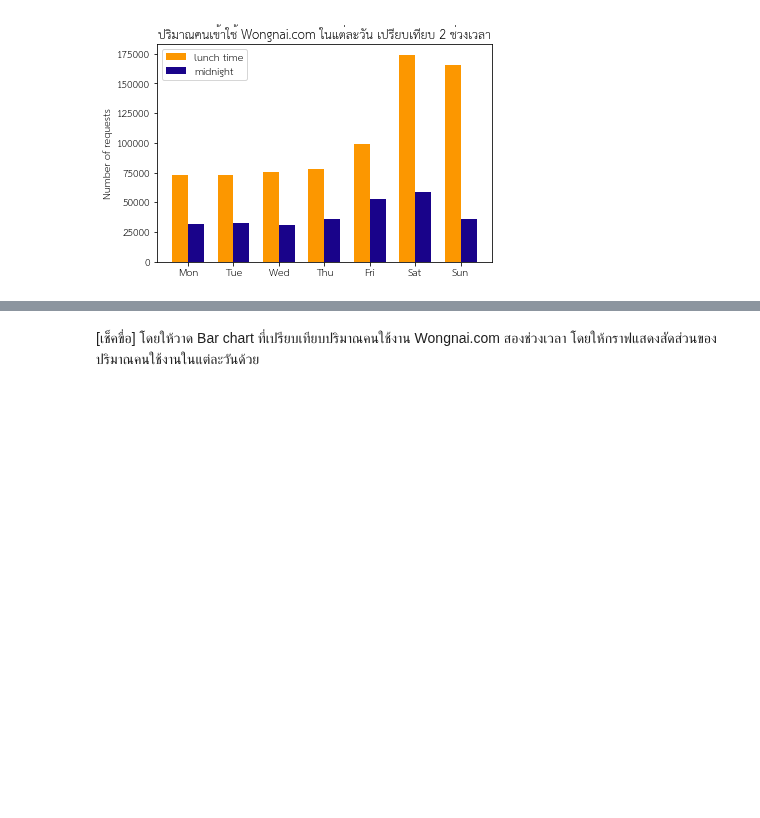
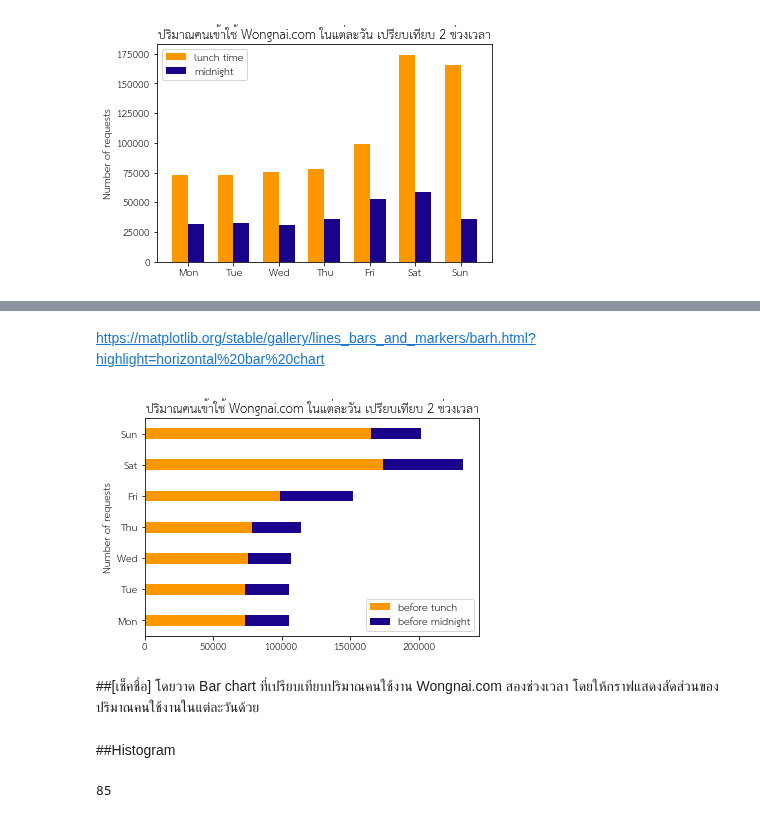
Before and after one commit to kanyaweeud/data_viz, a Jupyter notebook: Visualize_Data_Comparison.ipynb, the cells around one changed output, grey strips where cells are left out. Cells and saved outputs as stored; diff of their text form; code cells hidden in the pictures; blank space fills up the shorter version.

```diff
--- a/Visualize_Data_Comparison.ipynb
+++ b/Visualize_Data_Comparison.ipynb
@@ -162,5 +173,22 @@ ax.legend();
+# %% [markdown]
+https://matplotlib.org/stable/gallery/lines_bars_and_markers/barh.html?highlight=horizontal%20bar%20chart
+# %%
+width = 0.35       # the width of the bars: can also be len(x) sequence
+
+fig, ax = plt.subplots()
+
+ax.barh(labels, b4lunch, width,  label='before tunch', color = '#fc9700')
+ax.barh(labels, b4midnight, width, left=b4lunch, label='before midnight', color = '#19038a')
+
+ax.set_ylabel('Number of requests')
+ax.set_title('ปริมาณคนเข้าใช้ Wongnai.com ในแต่ละวัน เปรียบเทียบ 2 ช่วงเวลา')
+ax.legend()
+
+plt.show()
+# %% [output]
+[figure, added]
 # %% [markdown]
-[เช็คขื่อ] โดยให้วาด Bar chart ที่เปรียบเทียบปริมาณคนใช้งาน Wongnai.com สองช่วงเวลา โดยให้กราฟแสดงสัดส่วนของปริมาณคนใช้งานในแต่ละวันด้วย
+##[เช็คชื่อ] โดยวาด Bar chart ที่เปรียบเทียบปริมาณคนใช้งาน Wongnai.com สองช่วงเวลา โดยให้กราฟแสดงสัดส่วนของปริมาณคนใช้งานในแต่ละวันด้วย
 # %%
 width = 0.35
 # the width of the bars: can also be len(x) sequence
@@ -175,3 +203,5 @@ ax.set_title('ปริมาณคนเข้าใช้ Wongnai.com ใน
 ax.legend()
 
 plt.show()
+# %% [markdown]
+##Histogram
@@ -177,0 +214,4 @@ plt.show()
+# %%
+np.random.randint(100)
+# %% [output]
+85
```
Also changed, not shown: parts of 25 cells of this notebook.
